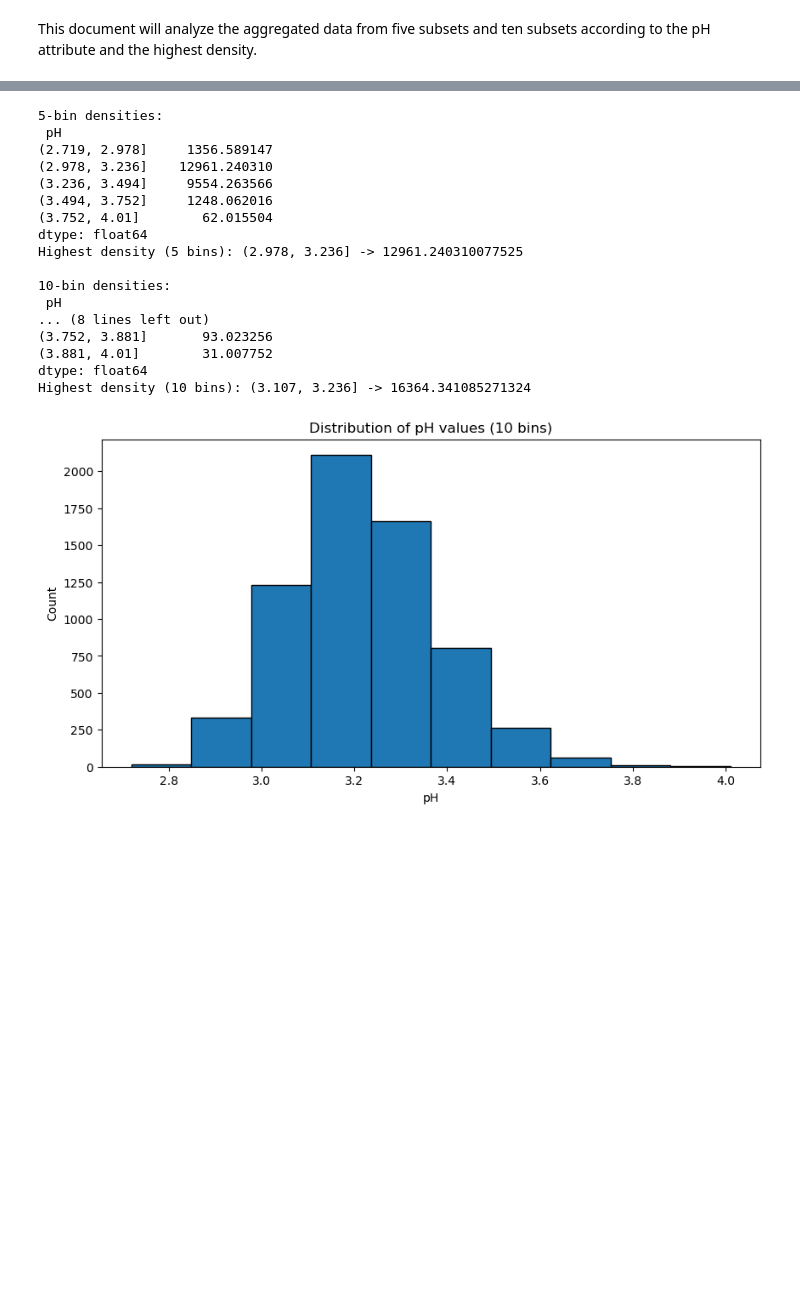
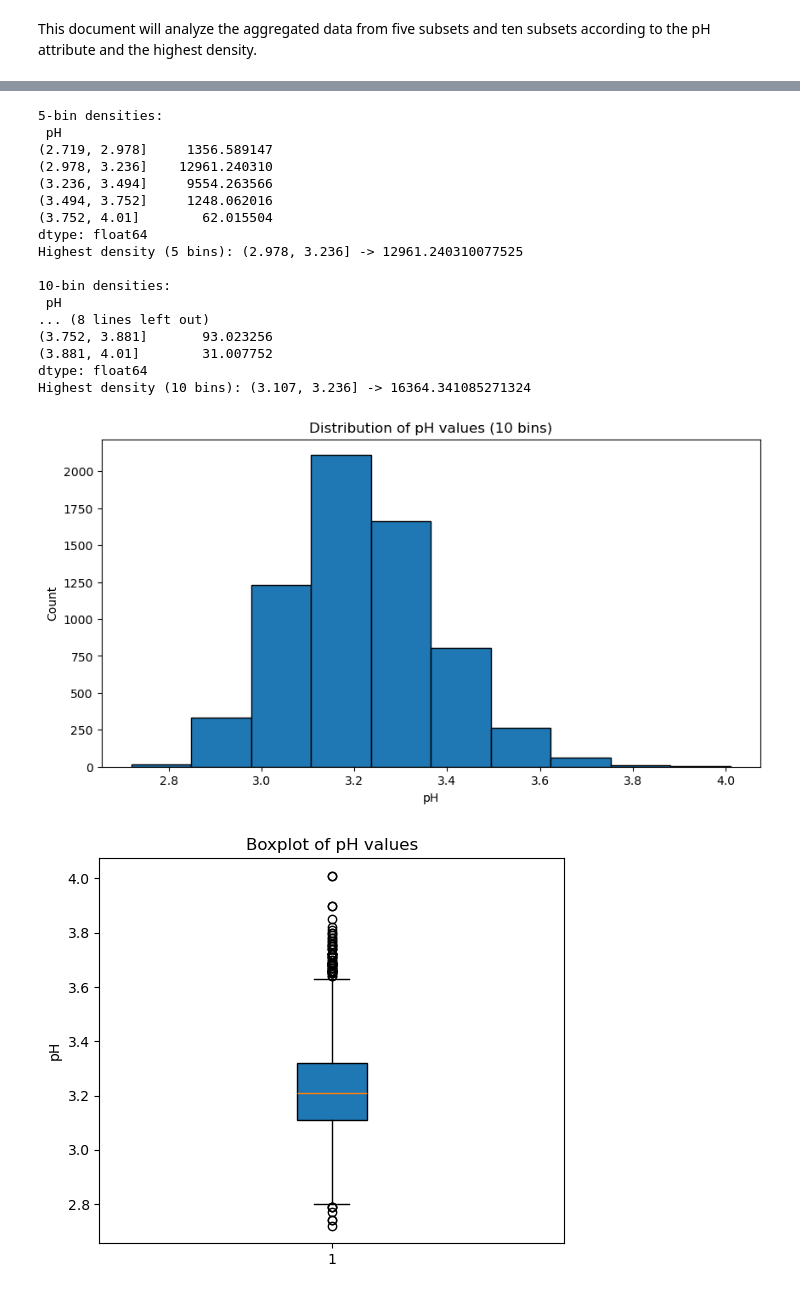
Before and after one commit to AndyTheDragon/dat4bi-mp2, a Jupyter notebook: subsets_densities_ph-attribute.ipynb, the cells around one changed output, grey strips where cells are left out. Cells and saved outputs as stored; diff of their text form; code cells hidden in the pictures; blank space fills up the shorter version.

Commit message:
added camelcase for the functions and split up the code into functions

```diff
--- a/subsets_densities_ph-attribute.ipynb
+++ b/subsets_densities_ph-attribute.ipynb
@@ -4,57 +6,71 @@ This document will analyze the aggregated data from five subsets and ten subsets
 import pandas as pd
 import matplotlib.pyplot as plt
 
+# Load data
 red_wine = pd.read_excel('data/winequality-red.xlsx', header=1)
 white_wine = pd.read_excel('data/winequality-white.xlsx', header=1)
 
 # Combine into one DataFrame
 df = pd.concat([red_wine, white_wine], ignore_index=True)
 
-# Function to compute bin densities
-def compute_bin_densities(df, bins):
-    # Cut pH values into bins
-    categories = pd.cut(df['pH'], bins=bins)
+# Generalized function to compute bin densities
+def compute_bin_densities(df, column, n_bins):
+    # Cut values into bins
+    categories = pd.cut(df[column], bins=n_bins)
     # Count how many values fall into each bin
     counts = df.groupby(categories).size()
-    # Compute bin width
-    bin_width = (df['pH'].max() - df['pH'].min()) / bins
+    # Bin width
+    bin_width = (df[column].max() - df[column].min()) / n_bins
     # Density = count / bin width
     densities = counts / bin_width
     return densities
 
-# Split into 5 bins
-densities_5 = compute_bin_densities(df, 5)
+# Function to plot histogram
+def plot_histogram(df, column, n_bins):
+    plt.figure(figsize=(10,5))
+    plt.hist(df[column], bins=n_bins, edgecolor='black')
+    plt.xlabel(column)
+    plt.ylabel("Count")
+    plt.title(f"Distribution of {column} values ({n_bins} bins)")
+    plt.show()
+
+# Function to plot boxplot
+def plot_boxplot(df, column):
+    plt.figure(figsize=(6,5))
+    plt.boxplot(df[column], vert=True, patch_artist=True)
+    plt.ylabel(column)
+    plt.title(f"Boxplot of {column} values")
+    plt.show()
+
+# Example usage
+densities_5 = compute_bin_densities(df, 'pH', 5)
 print("5-bin densities:\n", densities_5)
 print("Highest density (5 bins):", densities_5.idxmax(), "->", densities_5.max())
 
-# Split into 10 bins
-densities_10 = compute_bin_densities(df, 10)
+densities_10 = compute_bin_densities(df, 'pH', 10)
 print("\n10-bin densities:\n", densities_10)
 print("Highest density (10 bins):", densities_10.idxmax(), "->", densities_10.max())
 
-# Plot histogram for visualization
-plt.figure(figsize=(10,5))
-plt.hist(df['pH'], bins=10, edgecolor='black')
-plt.xlabel("pH")
-plt.ylabel("Count")
-plt.title("Distribution of pH values (10 bins)")
-plt.show()
+# Plots
+plot_histogram(df, 'pH', 10)
+plot_boxplot(df, 'pH')
 # %% [output]
 5-bin densities:
  pH
 (2.719, 2.978]     1356.589147
 (2.978, 3.236]    12961.240310
 (3.236, 3.494]     9554.263566
 (3.494, 3.752]     1248.062016
 (3.752, 4.01]        62.015504
 dtype: float64
 Highest density (5 bins): (2.978, 3.236] -> 12961.240310077525
 
 10-bin densities:
  pH
 ... (8 lines left out)
 (3.752, 3.881]       93.023256
 (3.881, 4.01]        31.007752
 dtype: float64
 Highest density (10 bins): (3.107, 3.236] -> 16364.341085271324
 [figure]
+[figure, added]
```
Also changed, not shown: parts of 1 cell of this notebook.
